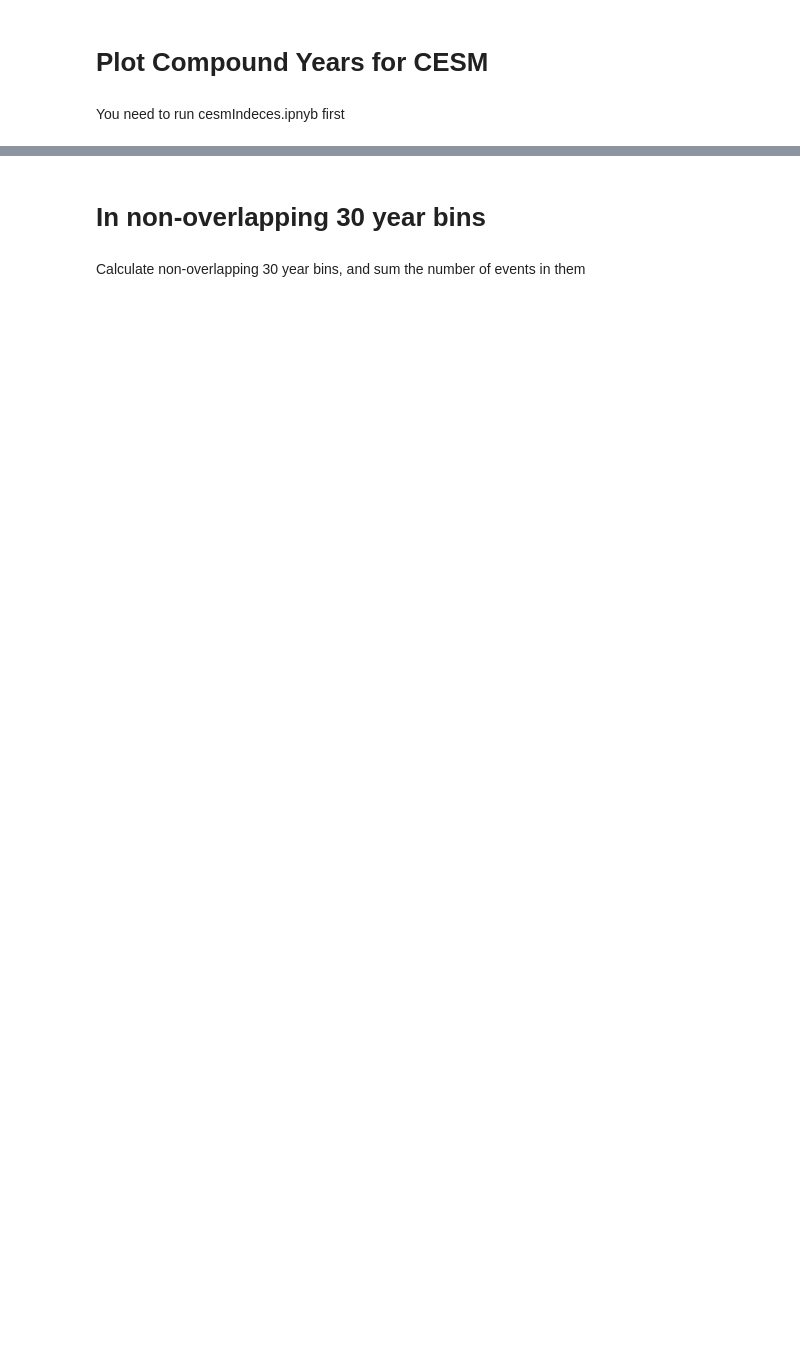
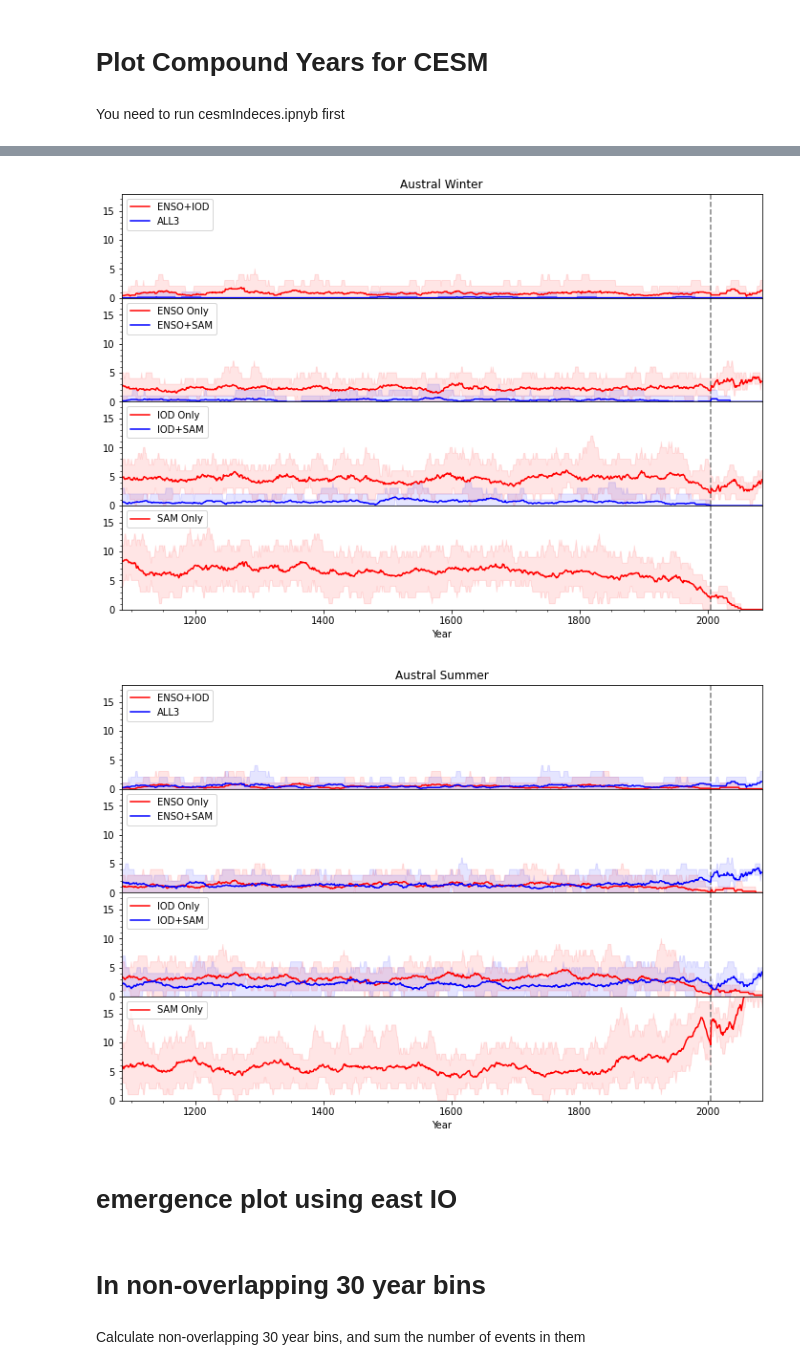
Before and after one commit to anton-seaice/compound, a Jupyter notebook: cesmCompoundsType.ipynb, the cells around one changed output, grey strips where cells are left out. Saved outputs shown, nothing was run; the diff lists cells and outputs as text; code cells hidden in the pictures; blank space fills up the shorter version.

```diff
--- a/cesmCompoundsType.ipynb
+++ b/cesmCompoundsType.ipynb
@@ -27,0 +164,37 @@ fireNeg=xarray.open_dataset('results/cesmFireNeg.nc').sel(experiment=_model.cesm
+# %%
+for iSeason in ['winter','summer']:
+    plt.figure(figsize=(12,8))
+    axx=list()
+    iPlot=1
+    for indexPair in [
+        ['enso+iod','all3'],
+        ['enso','enso+sam'],
+        ['iod','iod+sam'],
+        ['sam']
+    ]:
+        axx.append(plt.subplot(4,1,iPlot))
+        overlaidEmergePlot(
+            rollingFireNeg[indexSet+iSeason].sel(
+                compound=indexPair
+            ).to_dataset('compound')
+        )
+        plt.vlines(2005,0,20,color='grey',linestyles='dashed')
+        plt.ylabel('')
+        plt.xlim([1085,2085])
+        plt.ylim([0,17.9])
+        iPlot=iPlot+1
+
+    plt.subplots_adjust(hspace=0)
+    axx[0].set_title('Austral '+iSeason.capitalize())
+
+    [ax.set_xticklabels([]) for ax in axx[:-1]]
+
+    axx[0].legend(['ENSO+IOD','ALL3'], loc='upper left')
+    axx[1].legend(['ENSO Only','ENSO+SAM'], loc='upper left')
+    axx[2].legend(['IOD Only','IOD+SAM'], loc='upper left')
+    axx[3].legend(['SAM Only'], loc='upper left')
+# %% [output]
+[figure, added]
+[figure, added]
+# %% [markdown]
+# emergence plot using east IO
```
Also changed, not shown: parts of 41 cells of this notebook, 9 other files.
